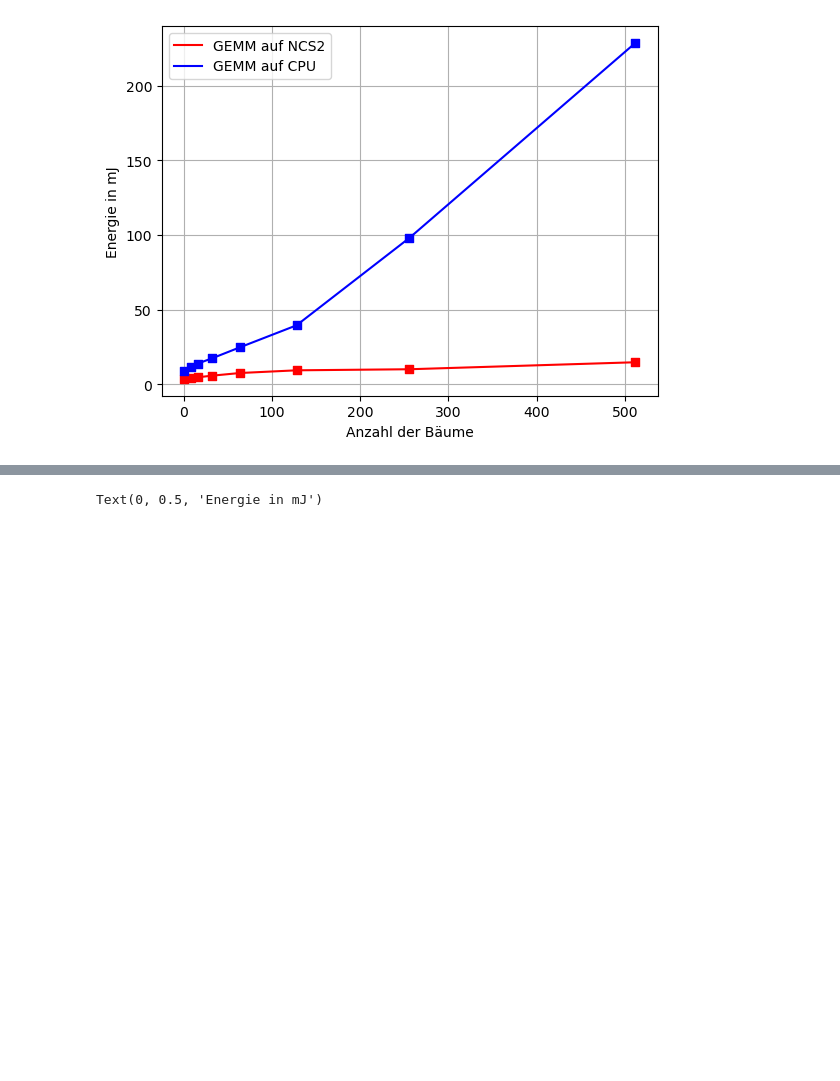
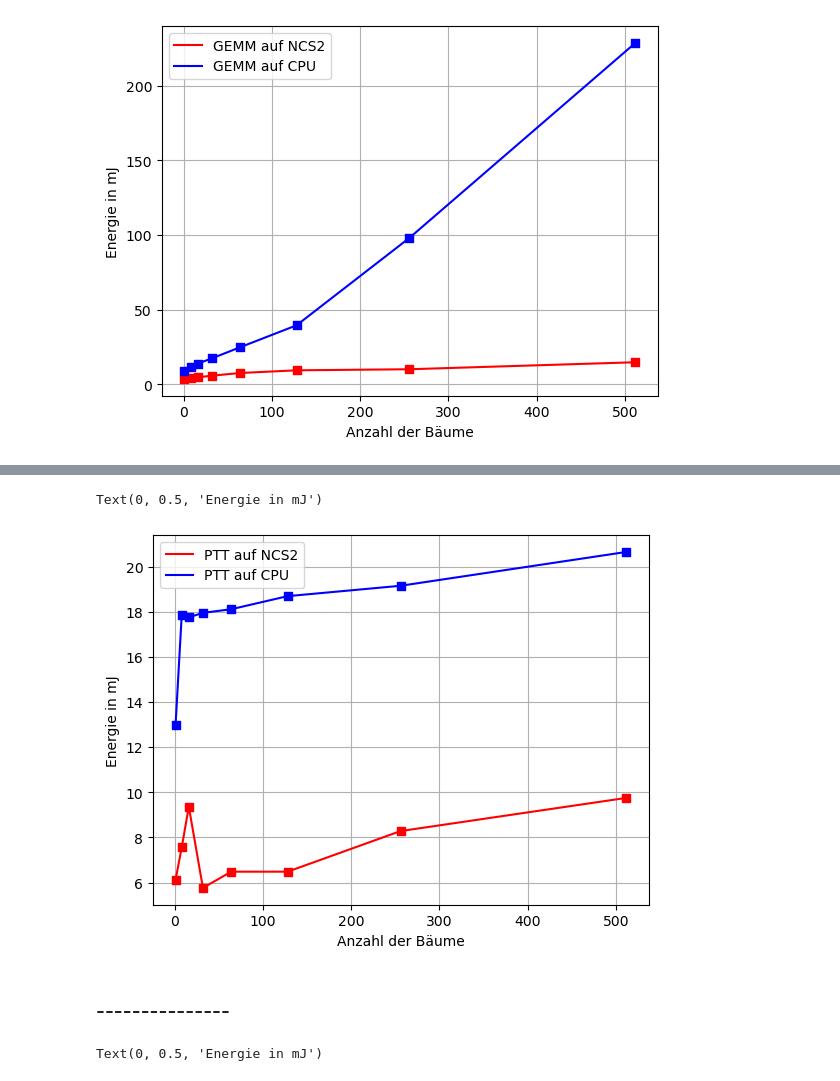
Before and after one commit to R-e-d-a-X/EdgeTPU-and-NCS, a Jupyter notebook: src/ncs/NCS_visualization.ipynb, the cells around one changed output, grey strips where cells are left out. Saved outputs shown, nothing was run; the diff lists cells and outputs as text; code cells hidden in the pictures; blank space fills up the shorter version.

```diff
--- a/src/ncs/NCS_visualization.ipynb
+++ b/src/ncs/NCS_visualization.ipynb
@@ -233,3 +248,20 @@ Text(0, 0.5, 'Energie in mJ')
+# %%
+fig, ax = plt.subplots()
+
+ax.set_axisbelow(True)
+ax.grid()
+ax.plot(x, y_ptt_ncs, c='red')
+ax.plot(x, y_ptt_cpu, c='blue')
+plt.legend(labels=['PTT auf NCS2', 'PTT auf CPU'])
+ax.scatter(x, y_ptt_ncs, c='red', marker='s')
+ax.scatter(x, y_ptt_cpu, c='blue', marker='s')
+plt.xlabel("Anzahl der Bäume")
+plt.ylabel("Energie in mJ")
+# %% [output]
+Text(0, 0.5, 'Energie in mJ')
+[figure, added]
+# %% [markdown]
+### ---------------
 # %%
 fig, ax = plt.subplots()
 
```
Also changed, not shown: parts of 10 cells of this notebook, 4 other files.
